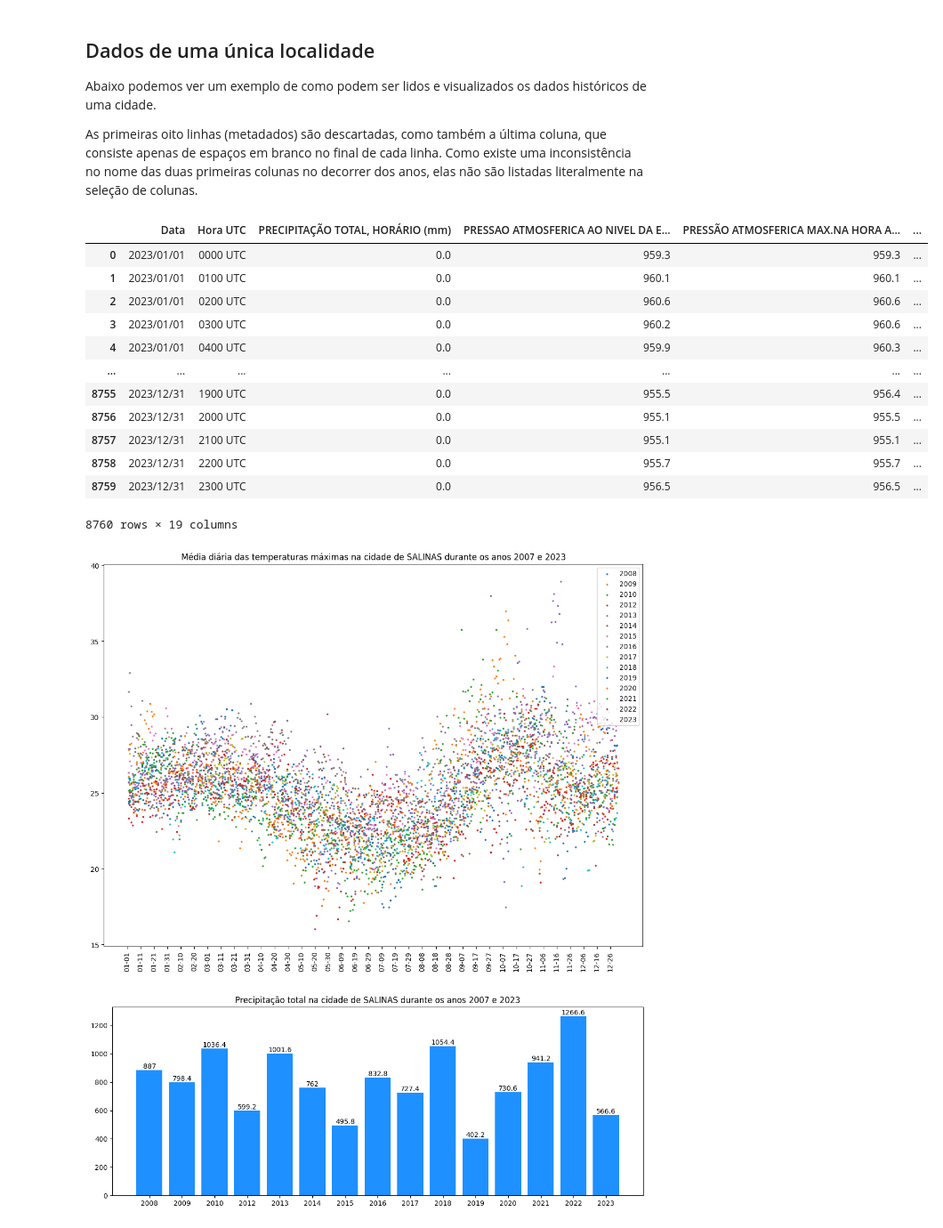
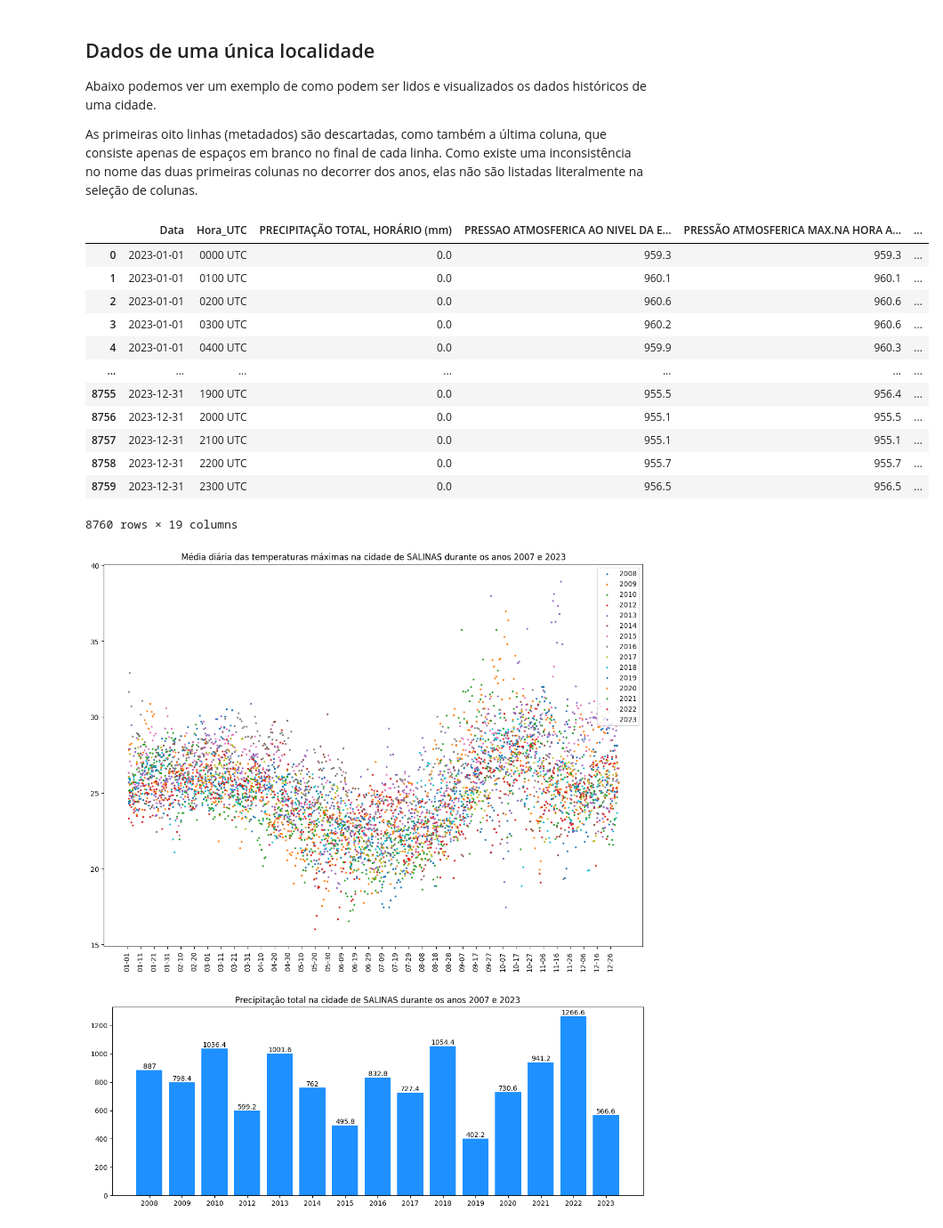
Before and after one commit to nfmmendes/INMET-data-play, a Jupyter notebook: Dados Metereológicos do INMET.ipynb, the cells around one changed output. Shown: that part at 89% size. Drawn from its saved outputs; the diff is of its cells as text; code cells hidden in the pictures.

Commit message:
Extract function to read city data

```diff
--- a/Dados Metereológicos do INMET.ipynb
+++ b/Dados Metereológicos do INMET.ipynb
@@ -247,18 +247,23 @@ ax.legend().remove();
 
 <p> Abaixo podemos ver um exemplo de como podem ser lidos e visualizados os dados históricos de uma cidade. </p>
 <p> As primeiras oito linhas (metadados) são descartadas, como também a última coluna, que consiste apenas de espaços em branco no final de cada linha. Como existe uma inconsistência no nome das duas primeiras colunas no decorrer dos anos, elas não são listadas literalmente na seleção de colunas.</p>
+# %%
+def read_city_file(file_name, year):
+    df = pd.read_csv(f"./{year}/{file_name}", sep=";", decimal=',', skiprows=8, encoding="ANSI").iloc[:, :-1]
+    df = df.rename(columns = {df.columns[0]: "Data", df.columns[1]: "Hora_UTC"})
+    df['Data'] = df['Data'].astype('datetime64[ns]')
+
+    return df
 # %%
 cidade = "SALINAS"
 df_cidade = df_files[df_files['CIDADE'] == cidade][['ARQUIVO','ANO']]
-
 
 fig_temp_max, ax_temp_max = plt.subplots(figsize=(14, 10))
 fig_precitacao, ax_precipitacao = plt.subplots(figsize=(14, 5))
 
 for i in range(0, len(df_cidade)):
-    file_name = df_cidade.iloc[i]['ARQUIVO']
-    pasta = df_cidade.iloc[i]['ANO']
-    df_ano = pd.read_csv(f"./{pasta}/{file_name}", sep=";", decimal=',', skiprows=8, encoding="ANSI").iloc[:, :-1]
+    ano = df_cidade.iloc[i]['ANO']
+    df_ano = read_city_file(df_cidade.iloc[i]['ARQUIVO'], ano)
 
     if i == len(df_cidade) - 1:
         display(df_ano)
@@ -270,53 +275,50 @@ for i in range(0, len(df_cidade)):
         "TEMPERATURA MÍNIMA NA HORA ANT. (AUT) (°C)"]
 
     df_ano = df_ano[selected_cols].rename(columns= {\
-        selected_cols[0]: "Data",\
-        selected_cols[1]: "Hora_UTC",\
         selected_cols[2]: "Precipitacao_Total_MM",\
         selected_cols[3]: "Temperatura_Ar",\
         selected_cols[4]: "Temperatura_Maxima",\
         selected_cols[5]: "Temperatura_Minima"})
 
-    df_ano['Data'] = df_ano['Data'].astype('datetime64[ns]')
     df_ano =df_ano.sort_values(by='Data').groupby(by='Data').agg({'Hora_UTC': 'last',\
                                         'Precipitacao_Total_MM': lambda x: sum([y if y > 0 else 0 for y in x]),\
                                         'Temperatura_Ar': 'mean',\
                                         'Temperatura_Maxima': 'mean',\
                                         'Temperatura_Minima': 'mean',\
                                          })
 
     clean = df_ano[df_ano["Temperatura_Maxima"].between(-273, 100)]
 
     if len(clean) < 300:
         continue
 
     x_values = [ x.timetuple().tm_yday for x in clean.index]
-    ax_temp_max.scatter(x_values, clean["Temperatura_Maxima"], label=pasta, s=3)
-    ax_precipitacao.bar(pasta, df_ano['Precipitacao_Total_MM'].sum(), color='dodgerblue')
+    ax_temp_max.scatter(x_values, clean["Temperatura_Maxima"], label=ano, s=3)
+    ax_precipitacao.bar(ano, df_ano['Precipitacao_Total_MM'].sum(), color='dodgerblue')
     ax_precipitacao.bar_label(ax_precipitacao.containers[-1]);
 
 ax_precipitacao.set_title(f"Precipitação total na cidade de {cidade} durante os anos {df_cidade.iloc[0]['ANO']} e {df_cidade.iloc[-1]['ANO']}")
 
 labels = [datetime.strptime("2024-" + str(day_num), "%Y-%j").strftime("%m-%d") for day_num in np.arange(1, 367, 10) ]
 ax_temp_max.set_xticks(np.arange(0, 366, 10), labels=labels, rotation=90)
 
 ax_temp_max.set_xticklabels(labels)
 ax_temp_max.set_title(f"Média diária das temperaturas máximas na cidade de {cidade} durante os anos {df_cidade.iloc[0]['ANO']} e {df_cidade.iloc[-1]['ANO']}")
 ax_temp_max.legend(loc = "upper right")
 plt.show()
 # %% [output]
-|  | Data | Hora UTC | PRECIPITAÇÃO TOTAL, HORÁRIO (mm) | PRESSAO ATMOSFERICA AO NIVEL DA E... | PRESSÃO ATMOSFERICA MAX.NA HORA A... | ... |
-| 0 | 2023/01/01 | 0000 UTC | 0.0 | 959.3 | 959.3 | ... |
-| 1 | 2023/01/01 | 0100 UTC | 0.0 | 960.1 | 960.1 | ... |
-| 2 | 2023/01/01 | 0200 UTC | 0.0 | 960.6 | 960.6 | ... |
-| 3 | 2023/01/01 | 0300 UTC | 0.0 | 960.2 | 960.6 | ... |
-| 4 | 2023/01/01 | 0400 UTC | 0.0 | 959.9 | 960.3 | ... |
+|  | Data | Hora_UTC | PRECIPITAÇÃO TOTAL, HORÁRIO (mm) | PRESSAO ATMOSFERICA AO NIVEL DA E... | PRESSÃO ATMOSFERICA MAX.NA HORA A... | ... |
+| 0 | 2023-01-01 | 0000 UTC | 0.0 | 959.3 | 959.3 | ... |
+| 1 | 2023-01-01 | 0100 UTC | 0.0 | 960.1 | 960.1 | ... |
+| 2 | 2023-01-01 | 0200 UTC | 0.0 | 960.6 | 960.6 | ... |
+| 3 | 2023-01-01 | 0300 UTC | 0.0 | 960.2 | 960.6 | ... |
+| 4 | 2023-01-01 | 0400 UTC | 0.0 | 959.9 | 960.3 | ... |
 | ... | ... | ... | ... | ... | ... | ... |
-| 8755 | 2023/12/31 | 1900 UTC | 0.0 | 955.5 | 956.4 | ... |
-| 8756 | 2023/12/31 | 2000 UTC | 0.0 | 955.1 | 955.5 | ... |
-| 8757 | 2023/12/31 | 2100 UTC | 0.0 | 955.1 | 955.1 | ... |
-| 8758 | 2023/12/31 | 2200 UTC | 0.0 | 955.7 | 955.7 | ... |
-| 8759 | 2023/12/31 | 2300 UTC | 0.0 | 956.5 | 956.5 | ... |
+| 8755 | 2023-12-31 | 1900 UTC | 0.0 | 955.5 | 956.4 | ... |
+| 8756 | 2023-12-31 | 2000 UTC | 0.0 | 955.1 | 955.5 | ... |
+| 8757 | 2023-12-31 | 2100 UTC | 0.0 | 955.1 | 955.1 | ... |
+| 8758 | 2023-12-31 | 2200 UTC | 0.0 | 955.7 | 955.7 | ... |
+| 8759 | 2023-12-31 | 2300 UTC | 0.0 | 956.5 | 956.5 | ... |
 8760 rows × 19 columns
 [figure]
 [figure]
```
